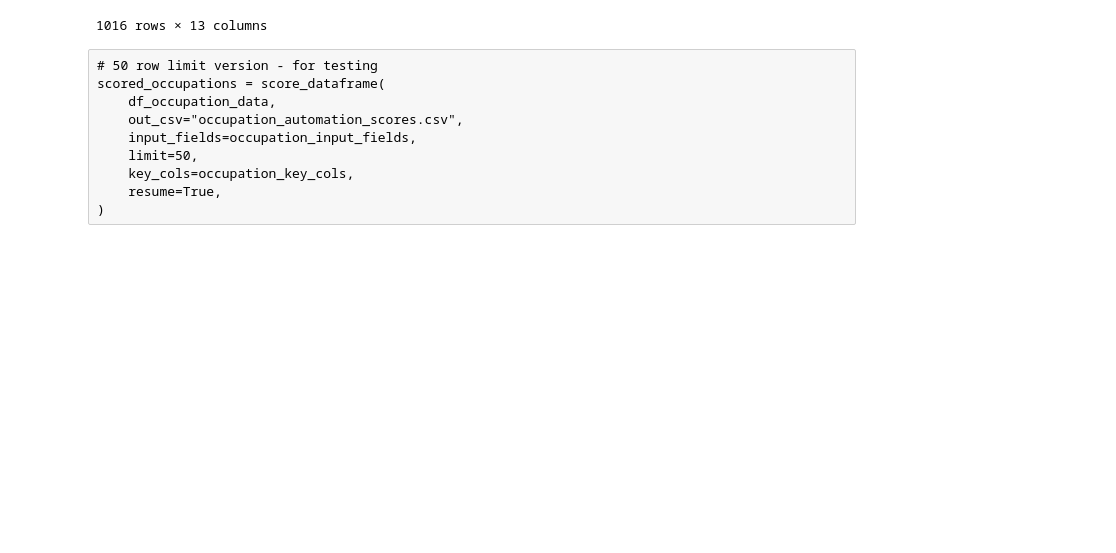
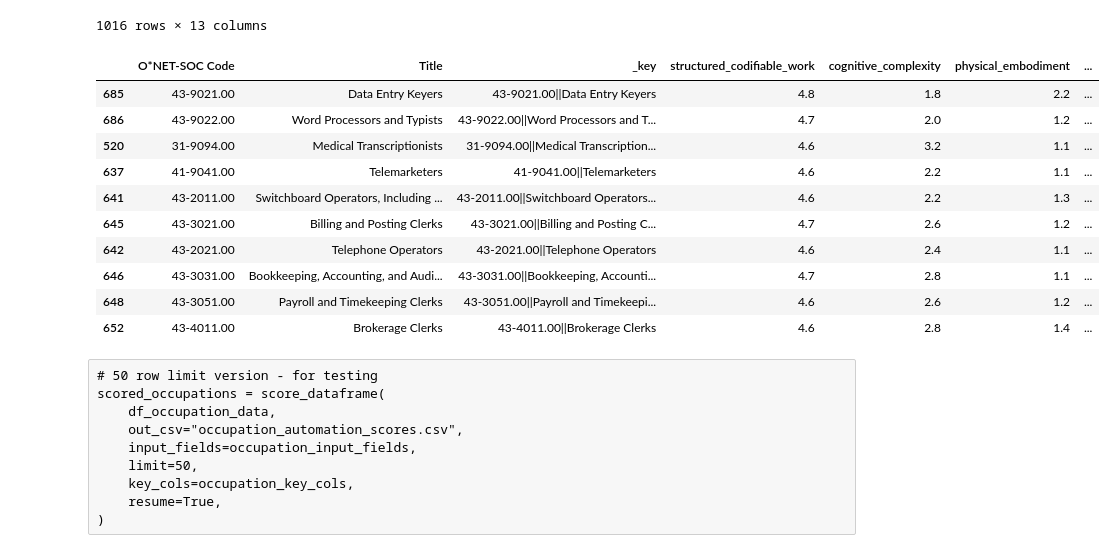
Before and after one commit to matthewcavanaugh96/magnimind, a Jupyter notebook: AI Job Displacement/Part 4-0 AI proof of concept.ipynb, the cells around one changed output. Cells and saved outputs as stored; diff of their text form; code cells hidden in the pictures; blank space fills up the shorter version.

```diff
--- a/AI Job Displacement/Part 4-0 AI proof of concept.ipynb
+++ b/AI Job Displacement/Part 4-0 AI proof of concept.ipynb
@@ -439,3 +441,17 @@ scored_occupations
+# %%
+scored_occupations.nlargest(10, 'overall_score')
+# %% [output]
+|  | O*NET-SOC Code | Title | _key | structured_codifiable_work | cognitive_complexity | physical_embodiment | ... |
+| 685 | 43-9021.00 | Data Entry Keyers | 43-9021.00||Data Entry Keyers | 4.8 | 1.8 | 2.2 | ... |
+| 686 | 43-9022.00 | Word Processors and Typists | 43-9022.00||Word Processors and T... | 4.7 | 2.0 | 1.2 | ... |
+| 520 | 31-9094.00 | Medical Transcriptionists | 31-9094.00||Medical Transcription... | 4.6 | 3.2 | 1.1 | ... |
+| 637 | 41-9041.00 | Telemarketers | 41-9041.00||Telemarketers | 4.6 | 2.2 | 1.1 | ... |
+| 641 | 43-2011.00 | Switchboard Operators, Including ... | 43-2011.00||Switchboard Operators... | 4.6 | 2.2 | 1.3 | ... |
+| 645 | 43-3021.00 | Billing and Posting Clerks | 43-3021.00||Billing and Posting C... | 4.7 | 2.6 | 1.2 | ... |
+| 642 | 43-2021.00 | Telephone Operators | 43-2021.00||Telephone Operators | 4.6 | 2.4 | 1.1 | ... |
+| 646 | 43-3031.00 | Bookkeeping, Accounting, and Audi... | 43-3031.00||Bookkeeping, Accounti... | 4.7 | 2.8 | 1.1 | ... |
+| 648 | 43-3051.00 | Payroll and Timekeeping Clerks | 43-3051.00||Payroll and Timekeepi... | 4.6 | 2.6 | 1.2 | ... |
+| 652 | 43-4011.00 | Brokerage Clerks | 43-4011.00||Brokerage Clerks | 4.6 | 2.8 | 1.4 | ... |
 # %% [raw]
 # 50 row limit version - for testing
 scored_occupations = score_dataframe(
```
Also changed, not shown: parts of 1 cell of this notebook, 10 other files.
